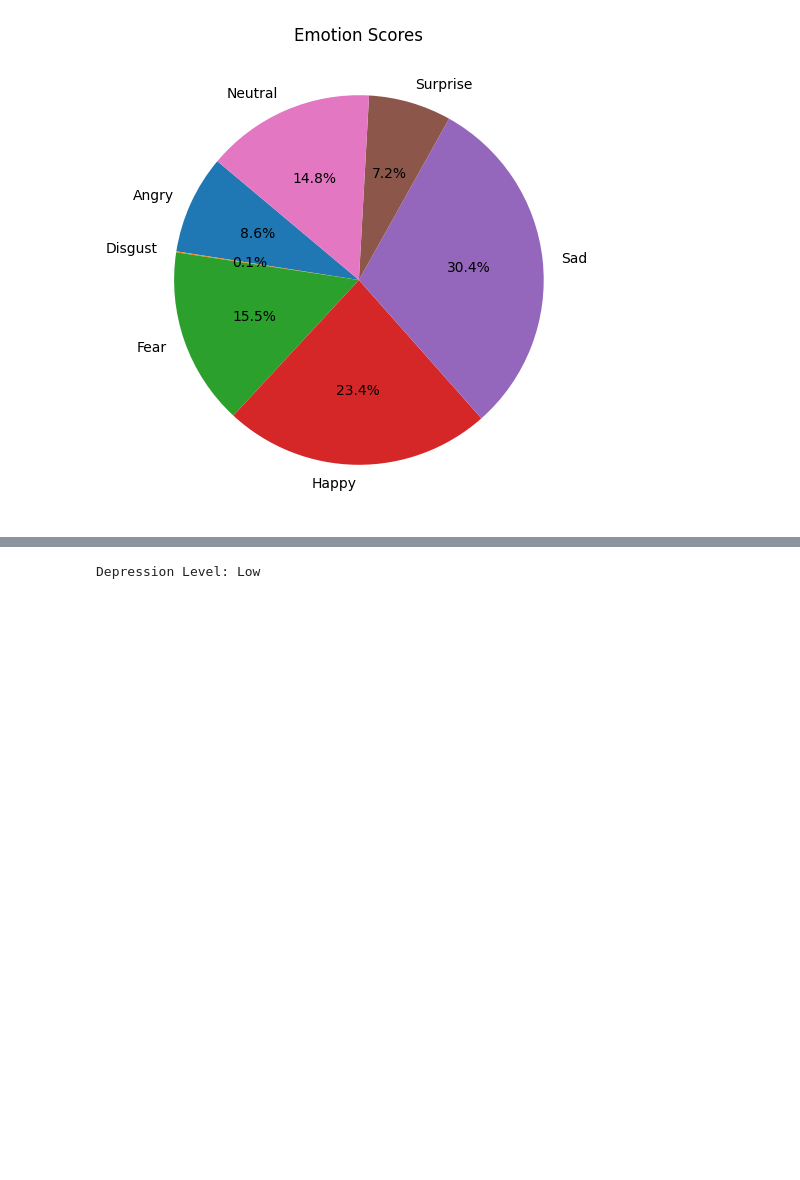
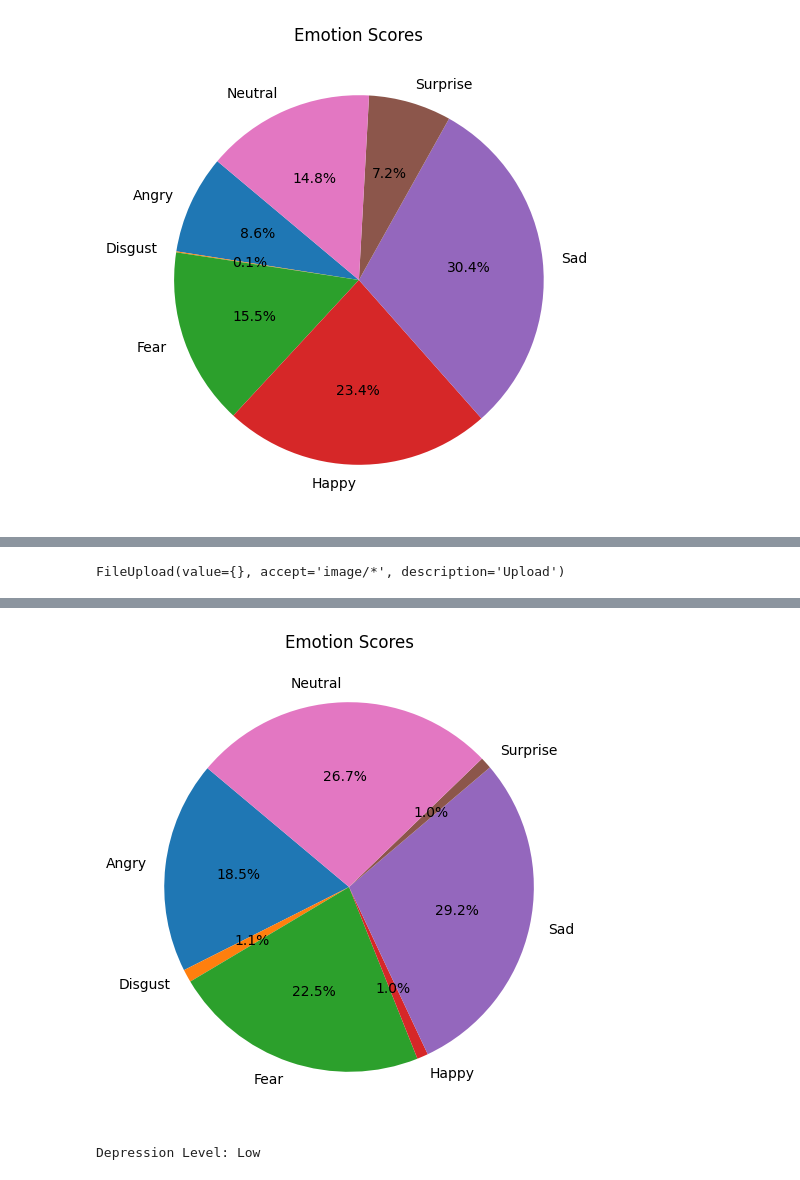
Before and after one commit to isuriperera1/HopeBridge, a Jupyter notebook: Face_Recognize.ipynb, the cells around one changed output, grey strips where cells are left out. Drawn from its saved outputs; the diff is of its cells as text; code cells hidden in the pictures; blank space fills up the shorter version.

Commit message:
face detecting using Colab

```diff
--- a/Face_Recognize.ipynb
+++ b/Face_Recognize.ipynb
@@ -67,0 +154,66 @@ plt.show()
+# %%
+!pip install ipywidgets
+import tensorflow as tf
+import numpy as np
+from tensorflow.keras.models import load_model
+from tensorflow.keras.preprocessing.image import load_img, img_to_array
+import cv2
+import matplotlib.pyplot as plt
+import io
+from IPython.display import display
+import ipywidgets as widgets
+
+# Load the pre-trained model
+model_path = 'FR_Model.h5'
+model = load_model(model_path)
+
+# Define emotion labels
+emotion_labels = ['Angry', 'Disgust', 'Fear', 'Happy', 'Sad', 'Surprise', 'Neutral']
+
+# Load and preprocess an image
+def preprocess_image(image, target_size):
+    image = image.resize(target_size)  # Resize the image
+    image_array = img_to_array(image)
+    image_array = cv2.cvtColor(image_array, cv2.COLOR_RGB2GRAY)  # Convert to grayscale
+    image_array = np.expand_dims(image_array, axis=-1)  # Add channel dimension
+    image_array = np.expand_dims(image_array, axis=0)  # Add batch dimension
+    image_array /= 255.0  # Normalize the image
+    return image_array
+
+
+# Function to handle uploaded image
+def handle_upload(change):
+    """Handles the uploaded image.
+
+    Args:
+        change: The change event.
+    """
+    uploaded_filename = next(iter(change['new']))
+    content = change['new'][uploaded_filename]['content']
+    # Process the uploaded image
+    with io.BytesIO(content) as f:
+        # Load the image using PIL
+        image = load_img(f)
+        # Preprocess the selected image
+        image = preprocess_image(image, target_size=(48, 48))  # Resize to 48x48
+
+        # Make predictions
+        predictions = model.predict(image)[0]  # Get the first prediction from the batch
+
+        # Visualize the scores in a pie chart
+        plt.figure(figsize=(10, 6))
+        plt.pie(predictions, labels=emotion_labels, autopct='%1.1f%%', startangle=140, colors=plt.cm.tab10.colors)
+        plt.title('Emotion Scores')
+        plt.show()
+
+
+# Create an upload widget
+uploader = widgets.FileUpload(
+    accept='image/*',  # Accepted file types
+    multiple=False  # Only allow single file upload
+)
+
+# Display the upload widget and attach the handler
+display(uploader)
+uploader.observe(handle_upload, names='value')  # Observe changes in the 'value' property
+# %% [output]
@@ -67,0 +237 @@ plt.show()
+FileUpload(value={}, accept='image/*', description='Upload')
@@ -68,3 +239,4 @@ plt.show()
+[figure, added]
 # %%
 def detect_depression_level(emotion_scores, emotion_labels):
     # Define groups
```
Also changed, not shown: parts of 5 cells of this notebook.
